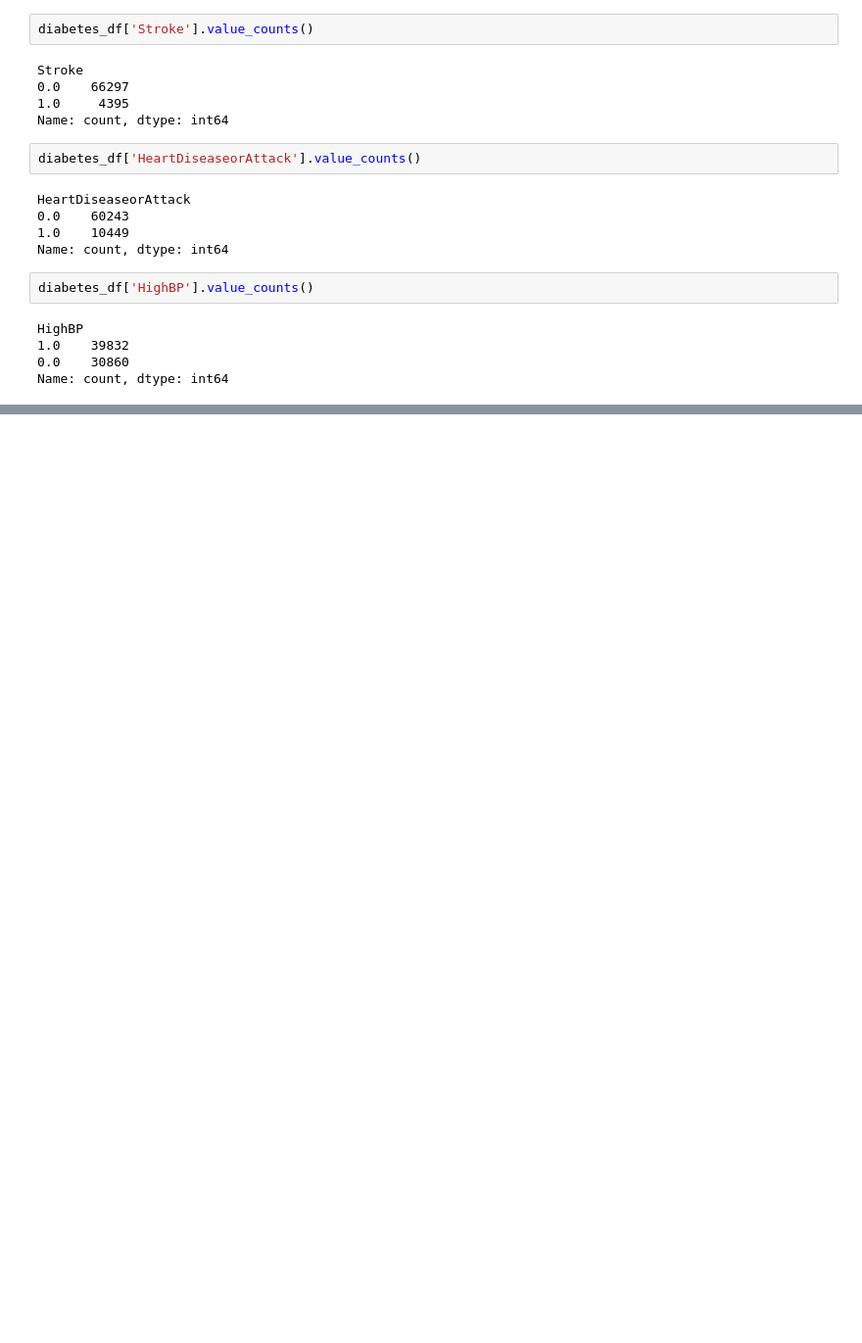
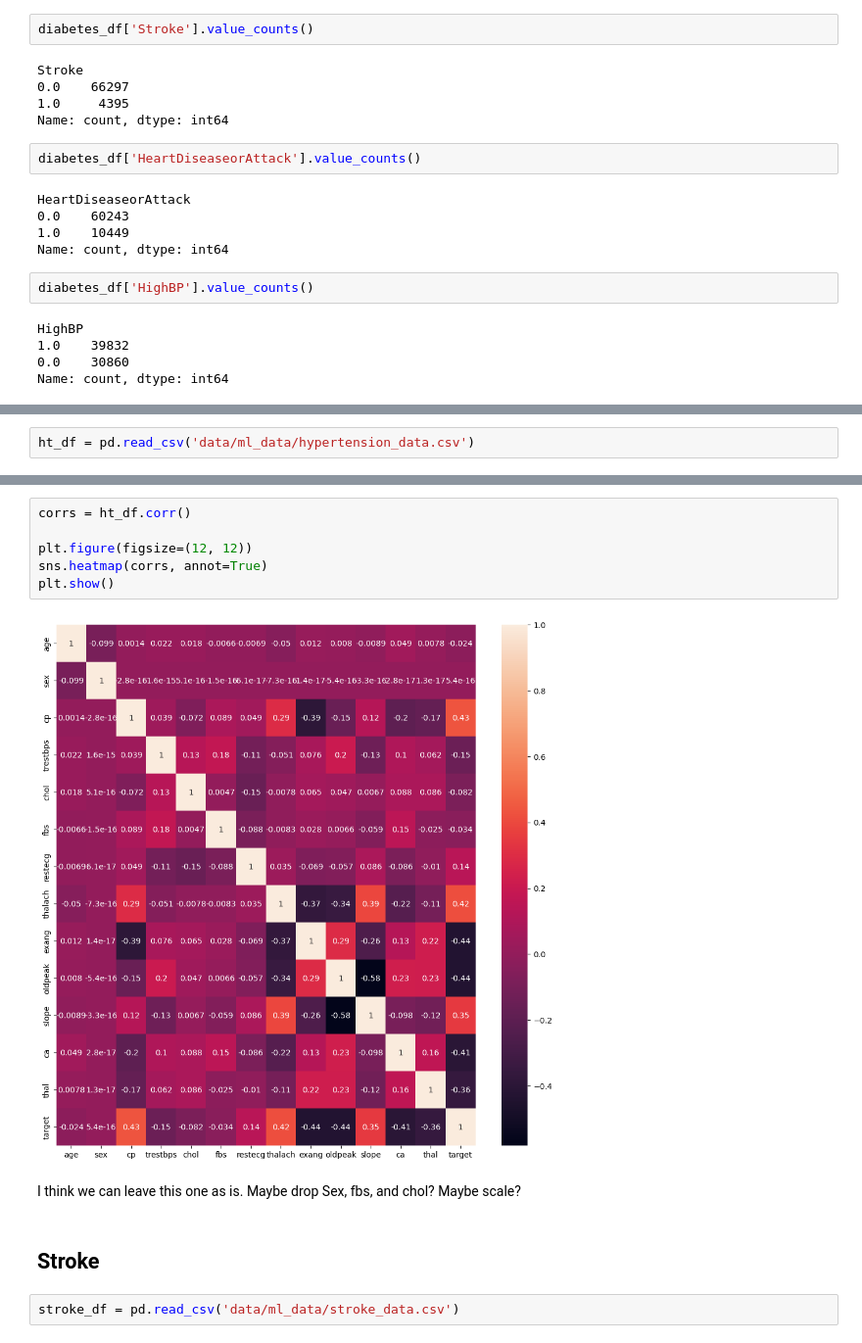
Before and after one commit to jwlosz/project-4-group-16, a Jupyter notebook: EDA.ipynb, the cells around one changed output, grey strips where cells are left out. Shown at 98% size. Saved outputs shown, nothing was run; the diff lists cells and outputs as text; blank space fills up the shorter version.

Commit message:
add extra data and update eda

```diff
--- a/EDA.ipynb
+++ b/EDA.ipynb
@@ -156,0 +214,2 @@ Name: count, dtype: int64
+# %%
+ht_df = pd.read_csv('data/ml_data/hypertension_data.csv')
@@ -156,0 +247,14 @@ Name: count, dtype: int64
+# %%
+corrs = ht_df.corr()
+
+plt.figure(figsize=(12, 12))
+sns.heatmap(corrs, annot=True)
+plt.show()
+# %% [output]
+[figure, added]
+# %% [markdown]
+I think we can leave this one as is. Maybe drop Sex, fbs, and chol? Maybe scale?
+# %% [markdown]
+## Stroke
+# %%
+stroke_df = pd.read_csv('data/ml_data/stroke_data.csv')
```
Also changed, not shown: parts of 17 cells of this notebook, 5 other files.
